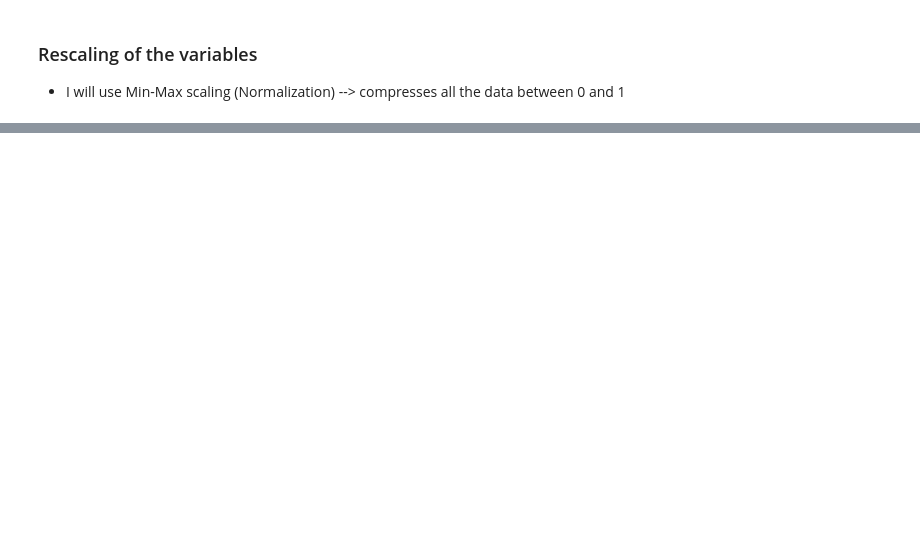
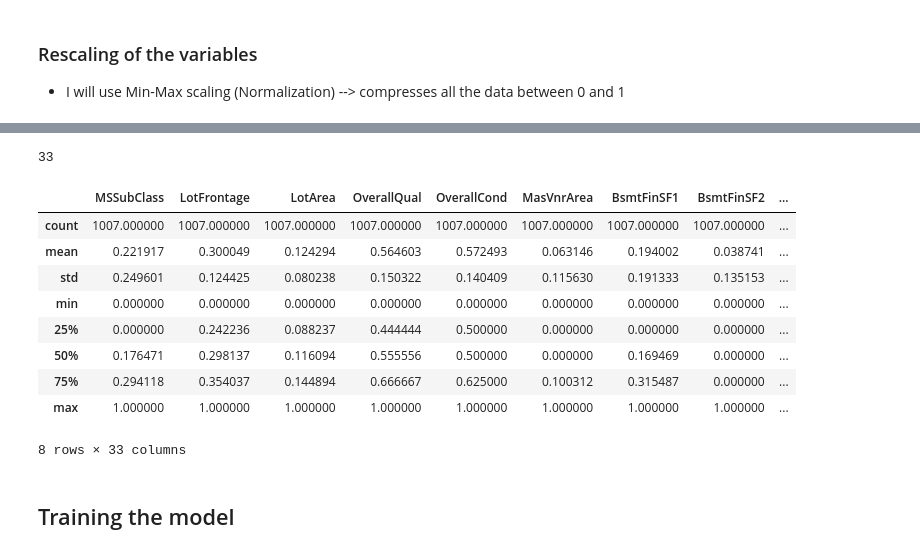
Before and after one commit to kc11381/Housing_Price_Prediction_Case_Study, a Jupyter notebook: house_price_prediction.ipynb, the cells around one changed output, grey strips where cells are left out. Saved outputs shown, nothing was run; the diff lists cells and outputs as text; code cells hidden in the pictures; blank space fills up the shorter version.

```diff
--- a/house_price_prediction.ipynb
+++ b/house_price_prediction.ipynb
@@ -393,8 +404,6 @@ print(df_test.shape)
 # %%
 # Creating MinMaxScaler object
 scaler = MinMaxScaler()
-# create a list of numeric variables
-num_vars = housing_df[]
 # fit on data
 df_train[num_vars] = scaler.fit_transform(df_train[num_vars])
 df_train.head()
@@ -401,0 +419,21 @@ df_train.head()
+# %%
+# just checking the count of numerical variables
+len(num_vars)
+# %% [output]
+33
+# %%
+df_train[num_vars].describe()
+# We can see max value is 1 in all cases
+# %% [output]
+|  | MSSubClass | LotFrontage | LotArea | OverallQual | OverallCond | MasVnrArea | BsmtFinSF1 | BsmtFinSF2 | ... |
+| count | 1007.000000 | 1007.000000 | 1007.000000 | 1007.000000 | 1007.000000 | 1007.000000 | 1007.000000 | 1007.000000 | ... |
+| mean | 0.221917 | 0.300049 | 0.124294 | 0.564603 | 0.572493 | 0.063146 | 0.194002 | 0.038741 | ... |
+| std | 0.249601 | 0.124425 | 0.080238 | 0.150322 | 0.140409 | 0.115630 | 0.191333 | 0.135153 | ... |
+| min | 0.000000 | 0.000000 | 0.000000 | 0.000000 | 0.000000 | 0.000000 | 0.000000 | 0.000000 | ... |
+| 25% | 0.000000 | 0.242236 | 0.088237 | 0.444444 | 0.500000 | 0.000000 | 0.000000 | 0.000000 | ... |
+| 50% | 0.176471 | 0.298137 | 0.116094 | 0.555556 | 0.500000 | 0.000000 | 0.169469 | 0.000000 | ... |
+| 75% | 0.294118 | 0.354037 | 0.144894 | 0.666667 | 0.625000 | 0.100312 | 0.315487 | 0.000000 | ... |
+| max | 1.000000 | 1.000000 | 1.000000 | 1.000000 | 1.000000 | 1.000000 | 1.000000 | 1.000000 | ... |
+8 rows × 33 columns
+# %% [markdown]
+## Training the model
```
Also changed, not shown: parts of 23 cells of this notebook.
